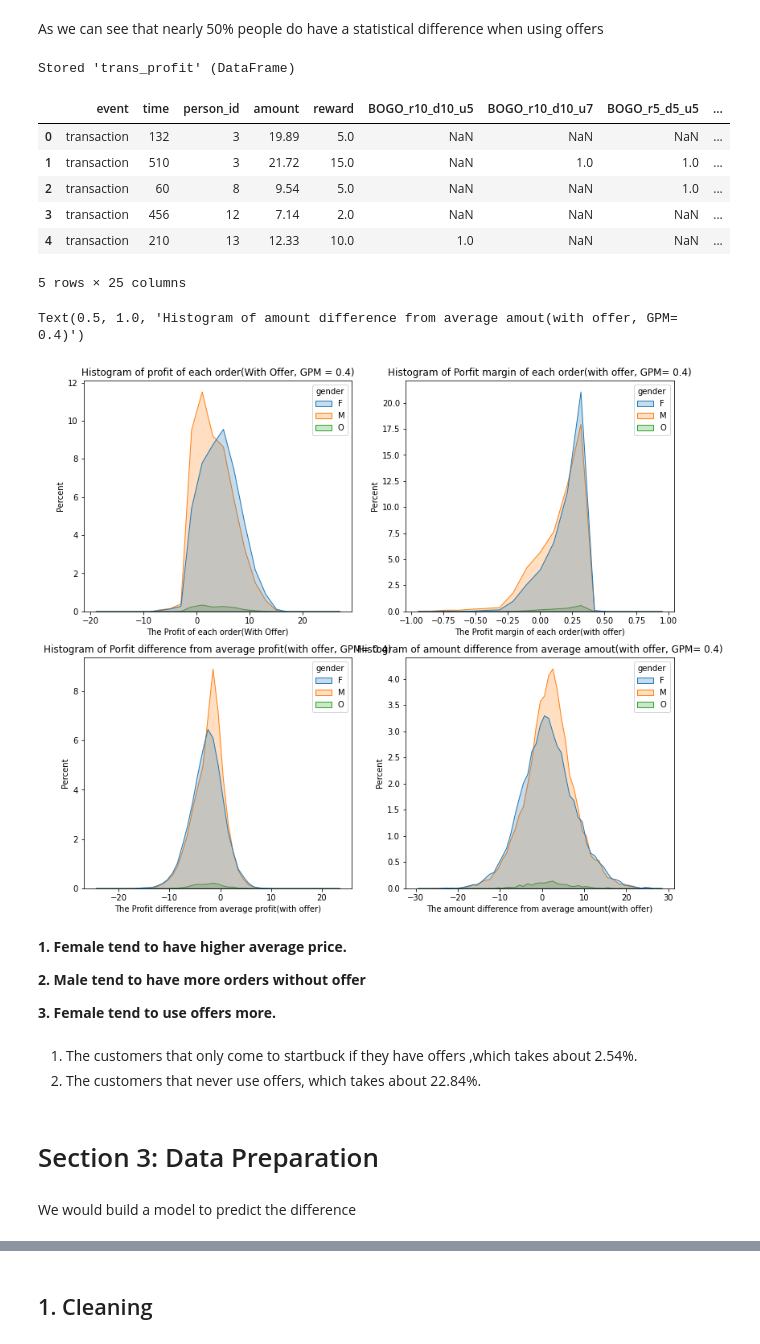
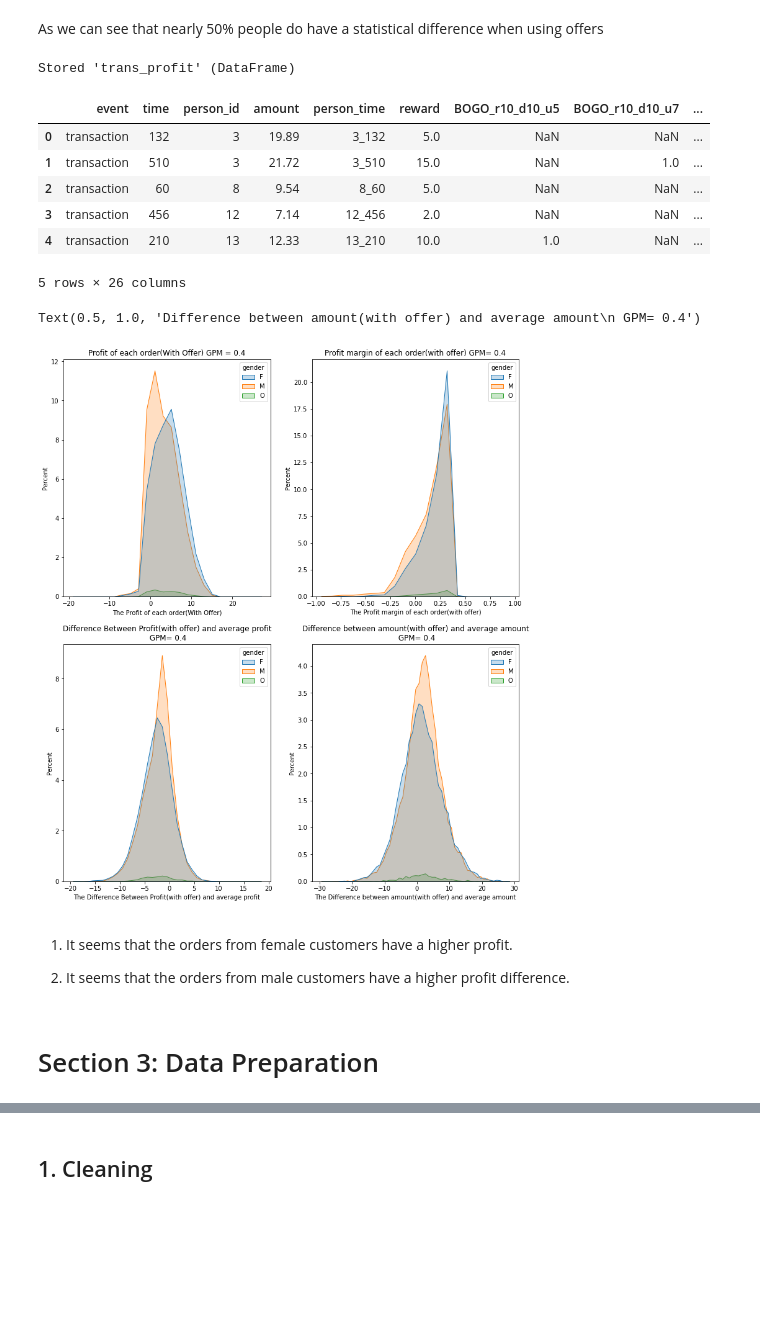
Before and after one commit to venson/starbucks, a Jupyter notebook: Starbucks_Capstone_notebook.ipynb, the cells around one changed output, grey strips where cells are left out. Drawn from its saved outputs; the diff is of its cells as text; code cells hidden in the pictures; blank space fills up the shorter version.

Commit message:
[text] reorganize the structure of report

```diff
--- a/Starbucks_Capstone_notebook.ipynb
+++ b/Starbucks_Capstone_notebook.ipynb
@@ -391,3 +390,11 @@ The most important information is how the comsumers responed to offers. So we wi
+# %%
+offer_viewed_completed = elementary_trans['event'].isin(['offer viewed','offer completed'])
+offer_by_id_time = elementary_trans[offer_viewed_completed].groupby(['person_id', 'time'])['event'].nunique()
+offer_by_id_time = offer_by_id_time[offer_by_id_time>1].reset_index()
+view_completed_same = offer_by_id_time['person_id'].astype(str) + '_' + offer_by_id_time['time'].astype(str)
+view_completed_same
+elementary_trans['person_time'] = elementary_trans['person_id'].astype(str) + '_' + elementary_trans['time'].astype(str)
+elementary_trans_ =elementary_trans[~ elementary_trans['person_time'].isin(view_completed_same)]
 # %%
 # Clean ###
 def trans_reward_(transcript=elementary_trans):
@@ -395,7 +402,7 @@ def trans_reward_(transcript=elementary_trans):
     summary the transcript for each transaction. Find out the offer useage and reward for each transaction.
     Parameters
     ----------
-    transcript = the Dataframe of transcript after elementary clean
+    transcript : the Dataframe of transcript after elementary clean
     Returns
     ----------
     trans_reward : The dataframe of the summary of transcript with reward informations.
@@ -416,7 +423,7 @@ def trans_reward_(transcript=elementary_trans):
     return trans_reward
 
 
-trans_reward = trans_reward_()
+trans_reward = trans_reward_(elementary_trans_)
 %store trans_reward
 trans_reward.head()
 # %% [output]
@@ -580,45 +606,38 @@ trans_profit = trans_profit.merge(clean_profile, on = 'person_id', how = 'left')
 trans_profit.head()
 # %% [output]
 Stored 'trans_profit' (DataFrame)
-|  | event | time | person_id | amount | reward | BOGO_r10_d10_u5 | BOGO_r10_d10_u7 | BOGO_r5_d5_u5 | ... |
-| 0 | transaction | 132 | 3 | 19.89 | 5.0 | NaN | NaN | NaN | ... |
-| 1 | transaction | 510 | 3 | 21.72 | 15.0 | NaN | 1.0 | 1.0 | ... |
-| 2 | transaction | 60 | 8 | 9.54 | 5.0 | NaN | NaN | 1.0 | ... |
-| 3 | transaction | 456 | 12 | 7.14 | 2.0 | NaN | NaN | NaN | ... |
-| 4 | transaction | 210 | 13 | 12.33 | 10.0 | 1.0 | NaN | NaN | ... |
+|  | event | time | person_id | amount | person_time | reward | BOGO_r10_d10_u5 | BOGO_r10_d10_u7 | ... |
+| 0 | transaction | 132 | 3 | 19.89 | 3_132 | 5.0 | NaN | NaN | ... |
+| 1 | transaction | 510 | 3 | 21.72 | 3_510 | 15.0 | NaN | 1.0 | ... |
+| 2 | transaction | 60 | 8 | 9.54 | 8_60 | 5.0 | NaN | NaN | ... |
+| 3 | transaction | 456 | 12 | 7.14 | 12_456 | 2.0 | NaN | NaN | ... |
+| 4 | transaction | 210 | 13 | 12.33 | 13_210 | 10.0 | 1.0 | NaN | ... |
-5 rows × 25 columns
+5 rows × 26 columns
 # %%
 %store -r trans_profit
-fig, ((ax0, ax1),(ax2, ax3)) = plt.subplots(nrows=2, ncols=2,figsize  = (12,12))
+fig, ((ax0, ax1),(ax2, ax3)) = plt.subplots(nrows=2, ncols=2,figsize  = (12,16))
 fig.subplots_adjust(left=0.1, right=0.95, bottom=0.15)
 sns.histplot(data = trans_profit, x = 'profit', bins = range(-20, 30, 2),stat = 'percent', hue = 'gender',element = 'poly', ax = ax0)
 ax0.set_xlabel('The Profit of each order(With Offer)')
-ax0.set_title('Histogram of profit of each order(With Offer, GPM = {})'.format(gross_profit_margin))
+ax0.set_title('Profit of each order(With Offer) GPM = {}'.format(gross_profit_margin))
 
 sns.histplot(data = trans_profit, x = 'profit_margin_with_offer',bins = np.linspace(-1,1, 20), stat = 'percent',hue = 'gender',element = 'poly', ax = ax1)
 ax1.set_xlabel('The Profit margin of each order(with offer)')
-ax1.set_title('Histogram of Porfit margin of each order(with offer, GPM= {})'.format(gross_profit_margin))
+ax1.set_title('Profit margin of each order(with offer) GPM= {}'.format(gross_profit_margin))
 
-sns.histplot(data = trans_profit, x = 'profit_diff',bins = range(-25,25 ,1), stat = 'percent',hue = 'gender',element = 'poly', ax = ax2)
-ax2.set_xlabel('The Profit difference from average profit(with offer)')
-ax2.set_title('Histogram of Porfit difference from average profit(with offer, GPM= {})'.format(gross_profit_margin))
+sns.histplot(data = trans_profit, x = 'profit_diff',bins = range(-20,20 ,1), stat = 'percent',hue = 'gender',element = 'poly', ax = ax2)
+ax2.set_xlabel('The Difference Between Profit(with offer) and average profit')
+ax2.set_title('Difference Between Profit(with offer) and average profit\n GPM= {}'.format(gross_profit_margin))
 
 sns.histplot(data = trans_profit, x = 'amount_diff',bins = range(-30,30 ,1), stat = 'percent',hue = 'gender',element = 'poly', ax = ax3)
-ax3.set_xlabel('The amount difference from average amount(with offer)')
-ax3.set_title('Histogram of amount difference from average amout(with offer, GPM= {})'.format(gross_profit_margin))
+ax3.set_xlabel('The Difference between amount(with offer) and average amount')
+ax3.set_title('Difference between amount(with offer) and average amount\n GPM= {}'.format(gross_profit_margin))
 # %% [output]
-Text(0.5, 1.0, 'Histogram of amount difference from average amout(with offer, GPM= 0.4)')
+Text(0.5, 1.0, 'Difference between amount(with offer) and average amount\n GPM= 0.4')
-[figure, old version]
+[figure, new version]
-# %% [markdown]
-**1. Female tend to have higher average price.**
-
-**2. Male tend to have more orders without offer**
-
-**3. Female tend to use offers more.**
-# %% [markdown]
-1. The customers that only come to startbuck if they have offers ,which takes about 2.54%.
-2. The customers that never use offers, which takes about 22.84%.
+# %% [markdown]
+1. It seems that the orders from female customers have a higher profit.
+
+2. It seems that the orders from male customers have a higher profit difference.
 # %% [markdown]
 # Section 3: Data Preparation
-# %% [markdown]
-We would build a model to predict the difference
```
Also changed, not shown: parts of 122 cells of this notebook.
